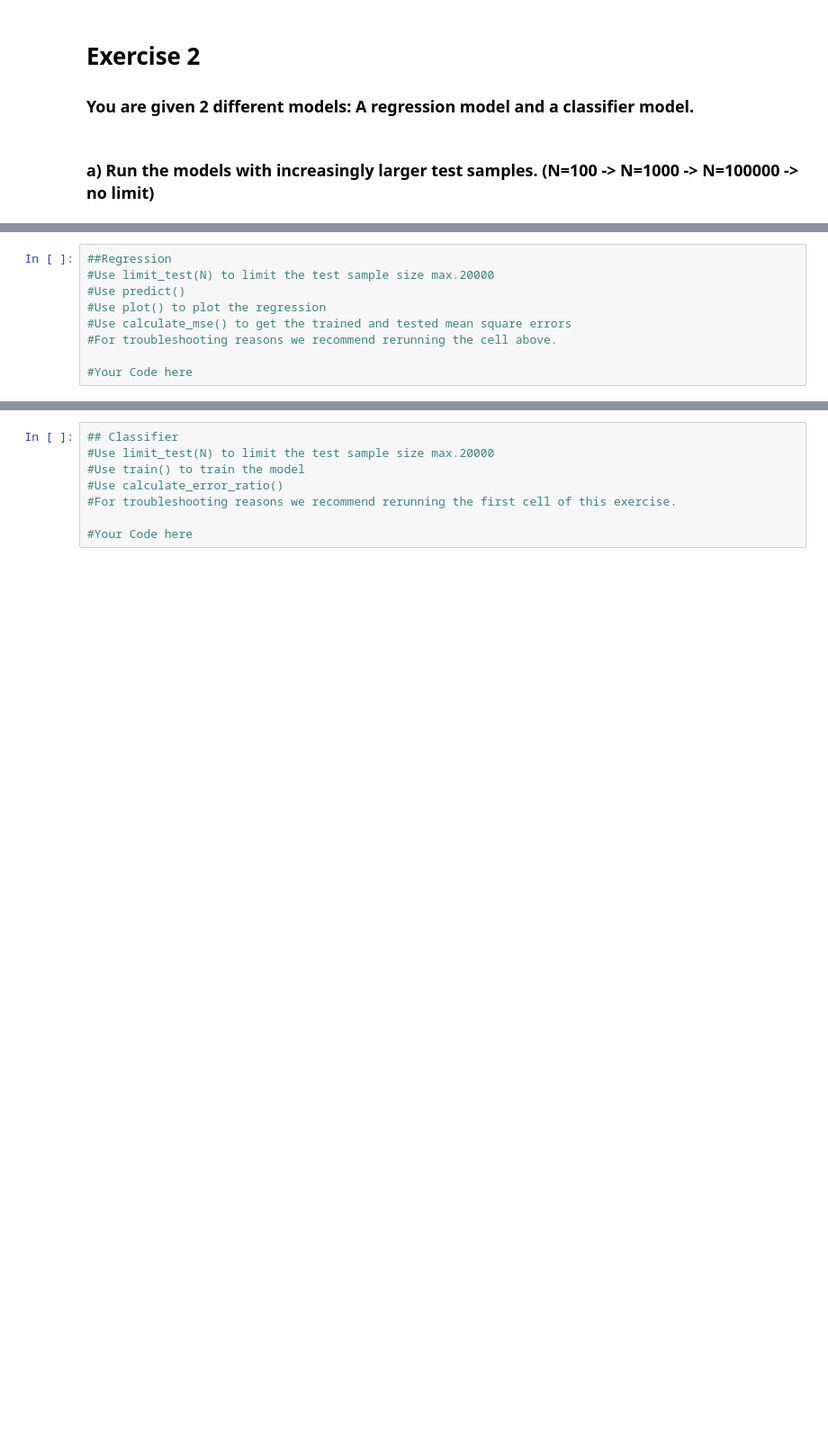
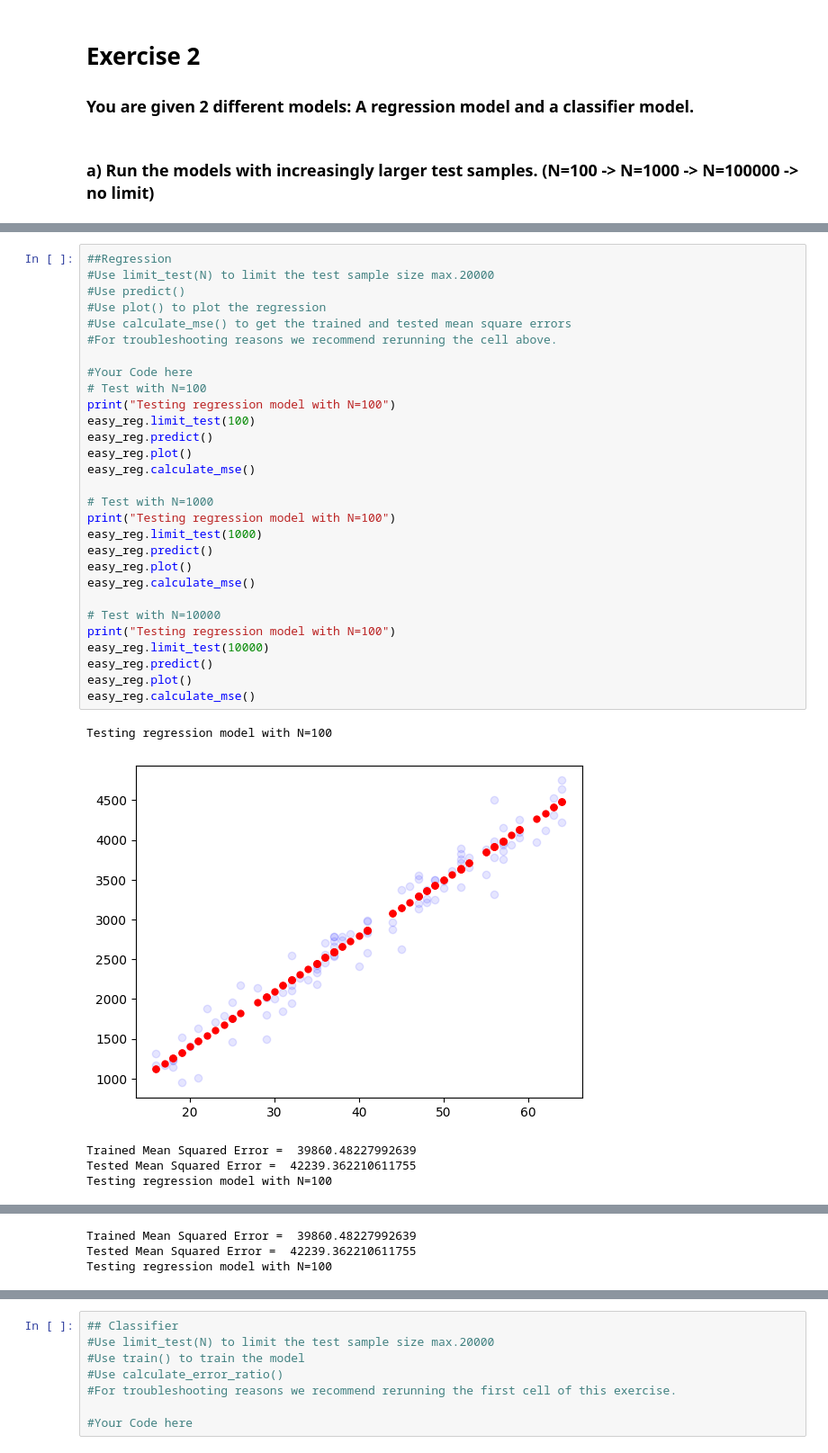
Before and after one commit to Code-Hauptwache/AI_SoSe_25, a Jupyter notebook: zaka/Exercise01/resources/Introduction_Exercise.ipynb, the cells around one changed output, grey strips where cells are left out. Shown: that part at 90% size. Saved outputs shown, nothing was run; the diff lists cells and outputs as text; blank space fills up the shorter version.

```diff
--- a/zaka/Exercise01/resources/Introduction_Exercise.ipynb
+++ b/zaka/Exercise01/resources/Introduction_Exercise.ipynb
@@ -44,9 +42,35 @@ ModuleNotFoundError: No module named 'pandas'
 # %%
 ##Regression
 #Use limit_test(N) to limit the test sample size max.20000
 #Use predict()
 #Use plot() to plot the regression
 #Use calculate_mse() to get the trained and tested mean square errors
 #For troubleshooting reasons we recommend rerunning the cell above.
 
 #Your Code here
+# Test with N=100
+print("Testing regression model with N=100")
+easy_reg.limit_test(100)
+easy_reg.predict()
+easy_reg.plot()
+easy_reg.calculate_mse()
+
+# Test with N=1000
+print("Testing regression model with N=100")
+easy_reg.limit_test(1000)
+easy_reg.predict()
+easy_reg.plot()
+easy_reg.calculate_mse()
+
+# Test with N=10000
+print("Testing regression model with N=100")
+easy_reg.limit_test(10000)
+easy_reg.predict()
+easy_reg.plot()
+easy_reg.calculate_mse()
+# %% [output]
+Testing regression model with N=100
+[figure, added]
+Trained Mean Squared Error =  39860.48227992639
+Tested Mean Squared Error =  42239.362210611755
+Testing regression model with N=100
@@ -52,0 +78,3 @@ ModuleNotFoundError: No module named 'pandas'
+Trained Mean Squared Error =  39860.48227992639
+Tested Mean Squared Error =  42239.362210611755
+Testing regression model with N=100
```
Also changed, not shown: parts of 2 cells of this notebook.
